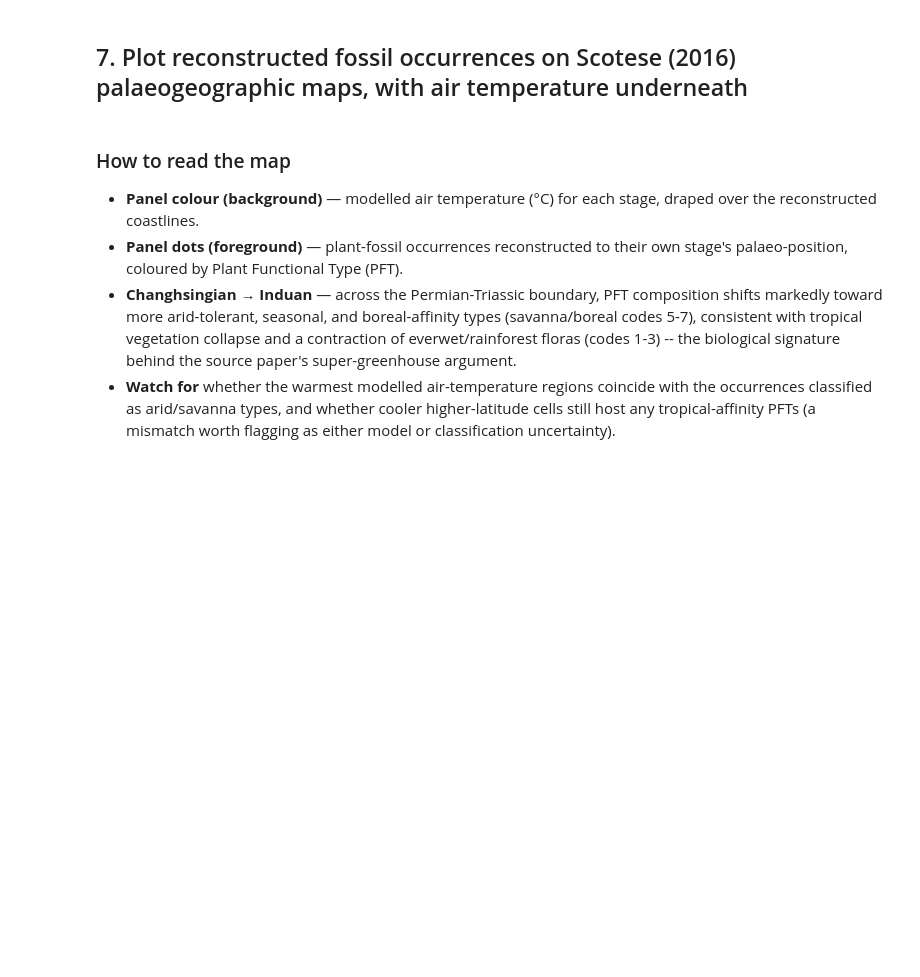
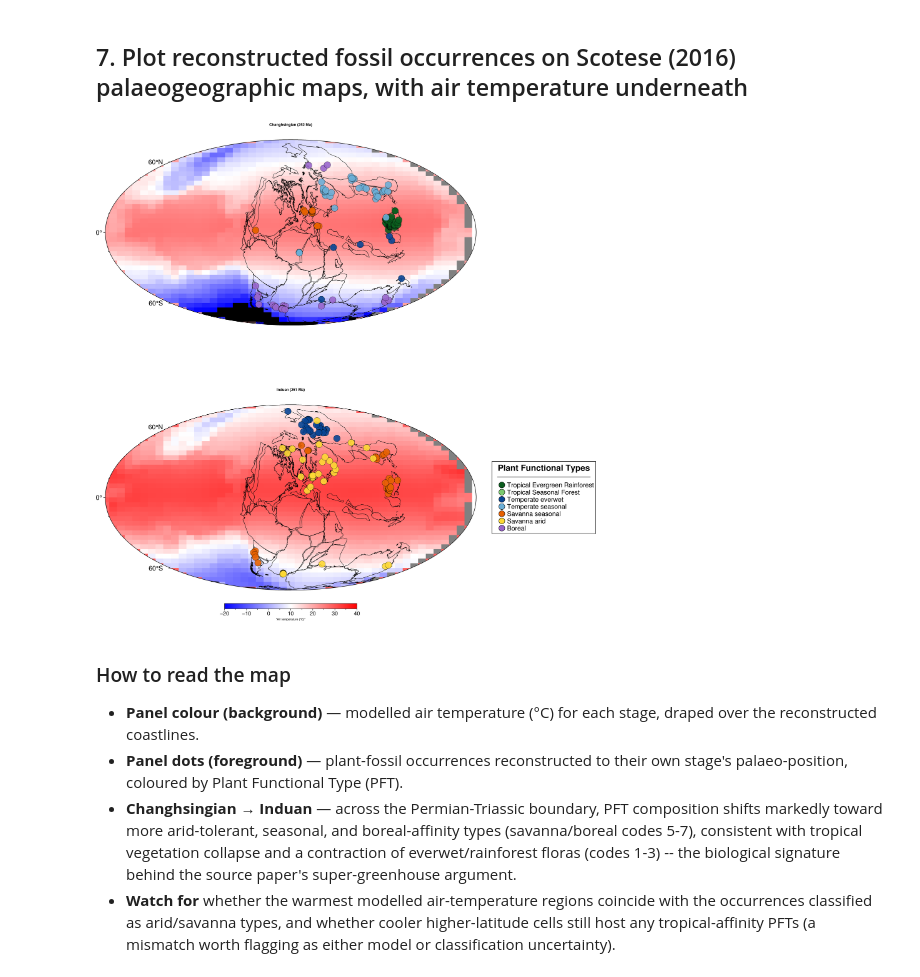
Before and after one commit to EarthByte/GPlately-pyGMT-tutorials, a Jupyter notebook: Notebooks/T63_Paleo_Plant_Climate.ipynb, the cells around one changed output. Saved outputs shown, nothing was run; the diff lists cells and outputs as text; code cells hidden in the pictures; blank space fills up the shorter version.

```diff
--- a/Notebooks/T63_Paleo_Plant_Climate.ipynb
+++ b/Notebooks/T63_Paleo_Plant_Climate.ipynb
@@ -244,37 +297,39 @@ stages = [
 
 def plot_stage(fig, stage):
     # Air temperature
-    fig.grdimage(grid=stage["temperature_grid"], region="d", projection="W0/28c", cmap=True)
-    fig.basemap(region="d", projection="W0/28c",
+    fig.grdimage(grid=stage["temperature_grid"], region="d", projection="W0/22c", cmap=True)
+    fig.basemap(region="d", projection="W0/22c",
                 frame=["af", f'+t{stage["name"]} ({stage["time"]} Ma)'])
 
     # Coastlines
     engine.plot_geo_data_frame(fig, stage["coast"], pen="0.5p,black")
 
     # Fossil occurrences, coloured by PFT
     for pft, style in PLANT_FUNCTIONAL_TYPES.items():
         subset = stage["occurrences"][stage["occurrences"]["Function"] == pft]
         if subset.empty:
             continue
         fig.plot(x=subset["PalaeoLng"].to_numpy(), y=subset["PalaeoLat"].to_numpy(),
                   style="c0.50c", fill=style["colour"], pen="0.25p,black", transparency=10)
 
 
 # Changhsingian
 plot_stage(fig, stages[0])
 
 # Induan
-fig.shift_origin(yshift="-20c")
+fig.shift_origin(yshift="-16c")
 plot_stage(fig, stages[1])
 
 # Shared legend
 fig.legend(spec=str(legend_file), position="JMR+jML+o1.2c/0c", box="+gwhite+p0.8p")
 
 # Shared temperature colour bar
 fig.colorbar(cmap=True, position="JBC+jBC+o0c/-1.4c+w10c/0.4c+h",
              frame='xa10f5+l"Air temperature (°C)"')
 
-fig.show()
+fig.show(width=1100)
+# %% [output]
+[figure, added]
 # %% [markdown]
 ### How to read the map
 
```
Also changed, not shown: parts of 4 cells of this notebook.
